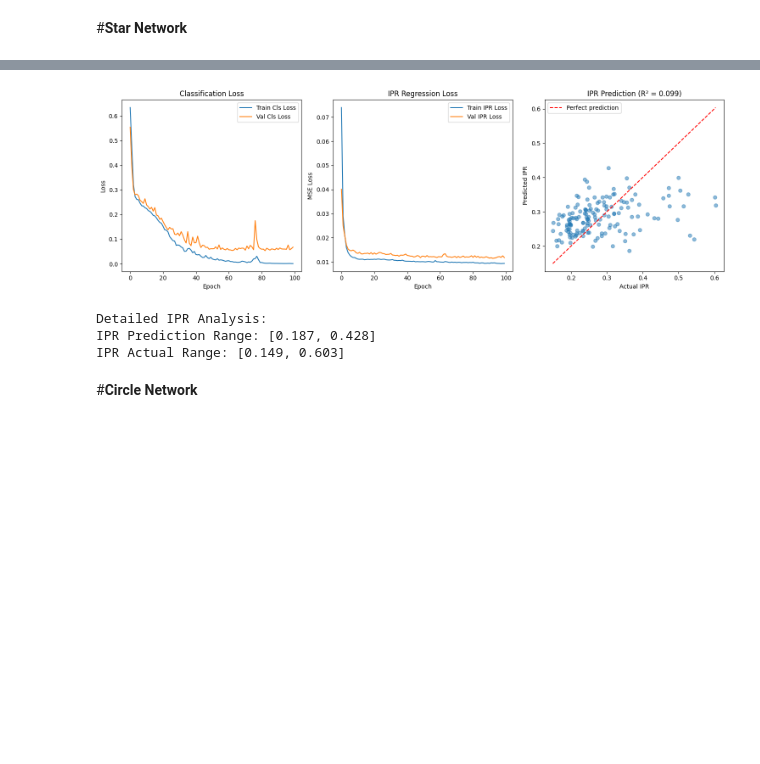
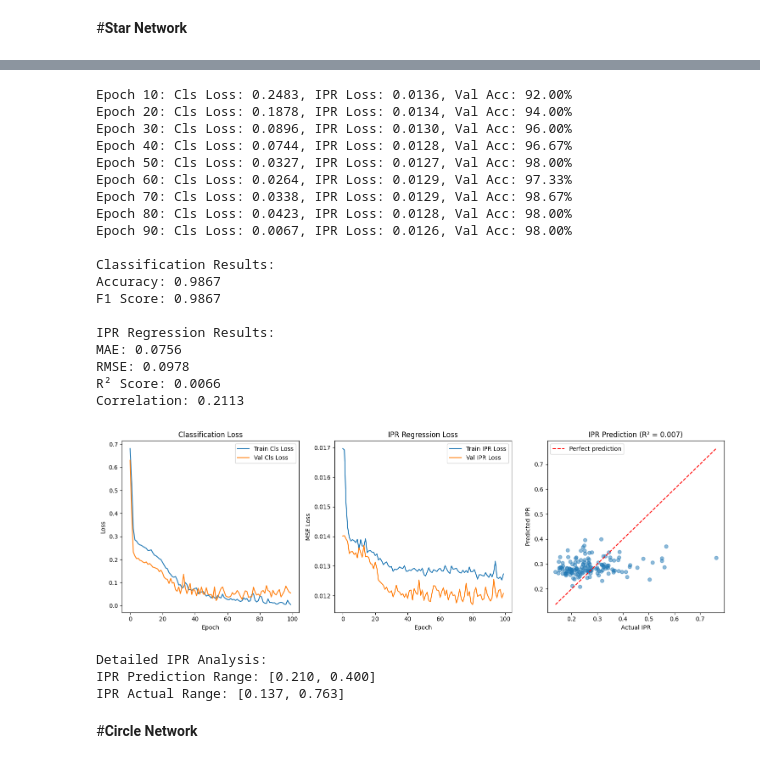
Before and after one commit to shikharkyadesultory/GNN_resilient_network, a Jupyter notebook: Steady_State_GNN(GCN).ipynb, the cells around one changed output, grey strips where cells are left out. Drawn from its saved outputs; the diff is of its cells as text; code cells hidden in the pictures; blank space fills up the shorter version.

```diff
--- a/Steady_State_GNN(GCN).ipynb
+++ b/Steady_State_GNN(GCN).ipynb
@@ -471,7 +474,7 @@ class StarNetworkDataset(Dataset):
       denominator = np.sum(squared) ** 2
       ipr_value = numerator / denominator if denominator != 0 else 0.0 # Handle division by zero
 
-      self.data.append(torch.tensor(features, dtype=torch.float32))
+      self.data.append(torch.tensor(features, dtype=torch.float64)) # Changed to float64
       self.labels.append(label)
       self.ipr_targets.append(ipr_value) # Append IPR target
 
@@ -479,7 +482,7 @@ class StarNetworkDataset(Dataset):
     return self.n_samples
 
   def __getitem__(self, idx):
-    return self.data[idx], self.labels[idx], torch.tensor(self.ipr_targets[idx], dtype=torch.float32) # Return all three
+    return self.data[idx], self.labels[idx], torch.tensor(self.ipr_targets[idx], dtype=torch.float64) # Changed to float64
 
 ## Train Function ##
 def train_model(model, train_loader, val_loader, optimizer, criterion_cls, criterion_ipr, epochs=100, device='cpu'):
@@ -639,22 +642,23 @@ if __name__ == "__main__":
     test_loader = torch.utils.data.DataLoader(test_dataset, batch_size=batch_size)
 
     model_config = {
-        'dimNodeSignals': [n_features, 16, 8],
-        'nFilterTaps': [3, 2],
+        'dimNodeSignals': [n_features, 16, 8, 4],  # Added a third layer
+        'nFilterTaps': [3, 2, 2],  # Added a third filter tap
         'bias': True,
         'nonLinearity': nn.ReLU,
-        'kHopActivation': [2, 1],
-        'nSelectedNodes': [n_nodes, n_nodes//2, n_nodes//4],
+        'kHopActivation': [2, 1, 1], # Added a third kHopActivation
+        'nSelectedNodes': [n_nodes, n_nodes//2, n_nodes//4, n_nodes//8], # Added a fourth element
         'poolingFunction': lambda n_in, n_out, alpha: nn.AvgPool1d(alpha, stride=alpha),
-        'poolingSize': [2, 2],
+        'poolingSize': [2, 2, 2], # Added a third pooling size
         'dimLayersMLP': [64, 32],
         'dimLayersIPR': [16, 8], # Keep IPR layers config
-        'GSO': star_adj,
+        'GSO': torch.tensor(star_adj, dtype=torch.float64), # Convert GSO to float64
         'order': 'Degree',
         'n_classes': n_classes # Pass n_classes to the model config
     }
 
     model = LocalActivationGNN(**model_config)
+    model = model.double() # Ensure model parameters are double
     device = torch.device("cuda" if torch.cuda.is_available() else "cpu")
 
     criterion_cls = nn.CrossEntropyLoss()
@@ -753,7 +742,26 @@ Correlation: 0.3474
+Epoch 10: Cls Loss: 0.2483, IPR Loss: 0.0136, Val Acc: 92.00%
+Epoch 20: Cls Loss: 0.1878, IPR Loss: 0.0134, Val Acc: 94.00%
+Epoch 30: Cls Loss: 0.0896, IPR Loss: 0.0130, Val Acc: 96.00%
+Epoch 40: Cls Loss: 0.0744, IPR Loss: 0.0128, Val Acc: 96.67%
+Epoch 50: Cls Loss: 0.0327, IPR Loss: 0.0127, Val Acc: 98.00%
+Epoch 60: Cls Loss: 0.0264, IPR Loss: 0.0129, Val Acc: 97.33%
+Epoch 70: Cls Loss: 0.0338, IPR Loss: 0.0129, Val Acc: 98.67%
+Epoch 80: Cls Loss: 0.0423, IPR Loss: 0.0128, Val Acc: 98.00%
+Epoch 90: Cls Loss: 0.0067, IPR Loss: 0.0126, Val Acc: 98.00%
+
+Classification Results:
+Accuracy: 0.9867
+F1 Score: 0.9867
+
+IPR Regression Results:
+MAE: 0.0756
+RMSE: 0.0978
+R² Score: 0.0066
+Correlation: 0.2113
-[figure, old version]
+[figure, new version]
-Detailed IPR Analysis:
-IPR Prediction Range: [0.187, 0.428]
-IPR Actual Range: [0.149, 0.603]
+Detailed IPR Analysis:
+IPR Prediction Range: [0.210, 0.400]
+IPR Actual Range: [0.137, 0.763]
 # %% [markdown]
 #**Circle Network**
 # %%
```
Also changed, not shown: parts of 8 cells of this notebook.
